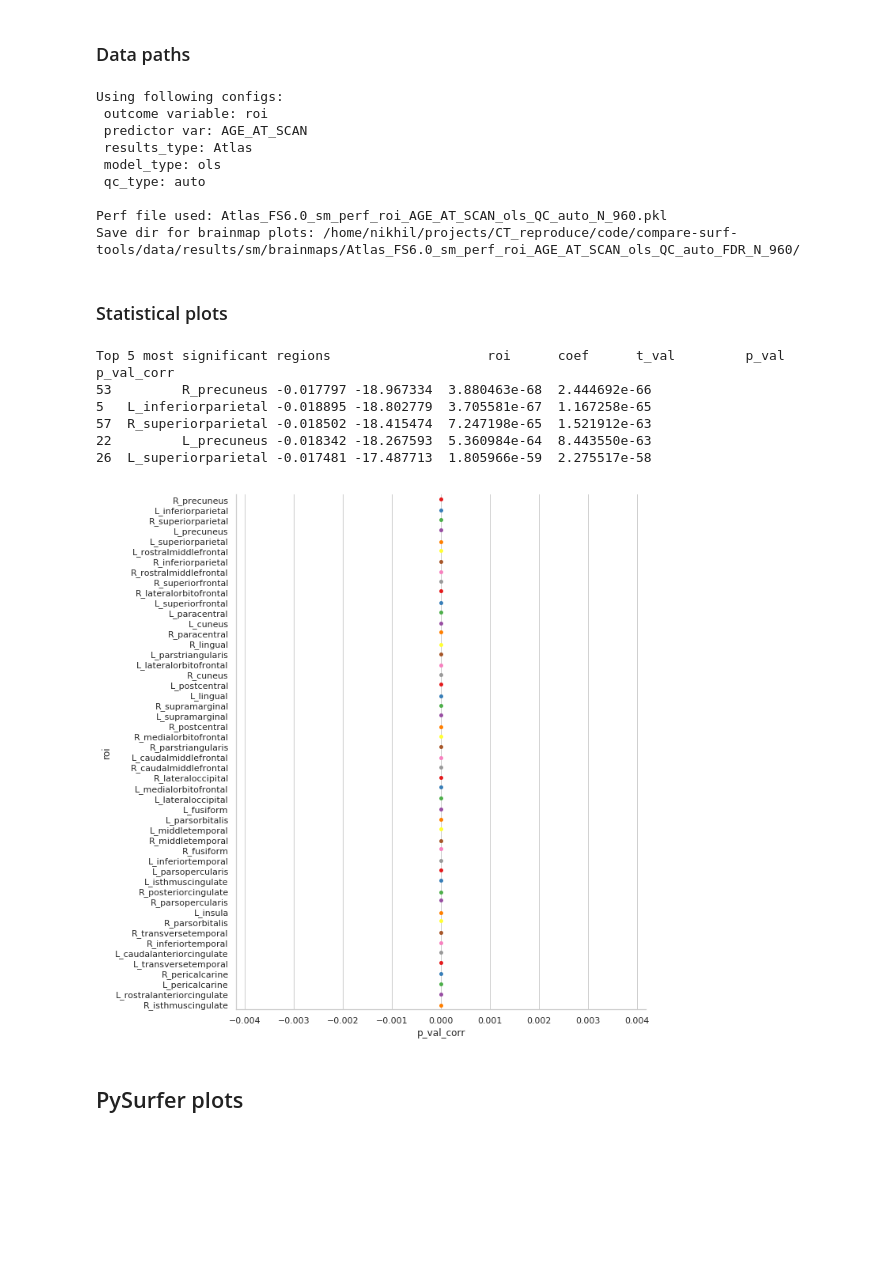
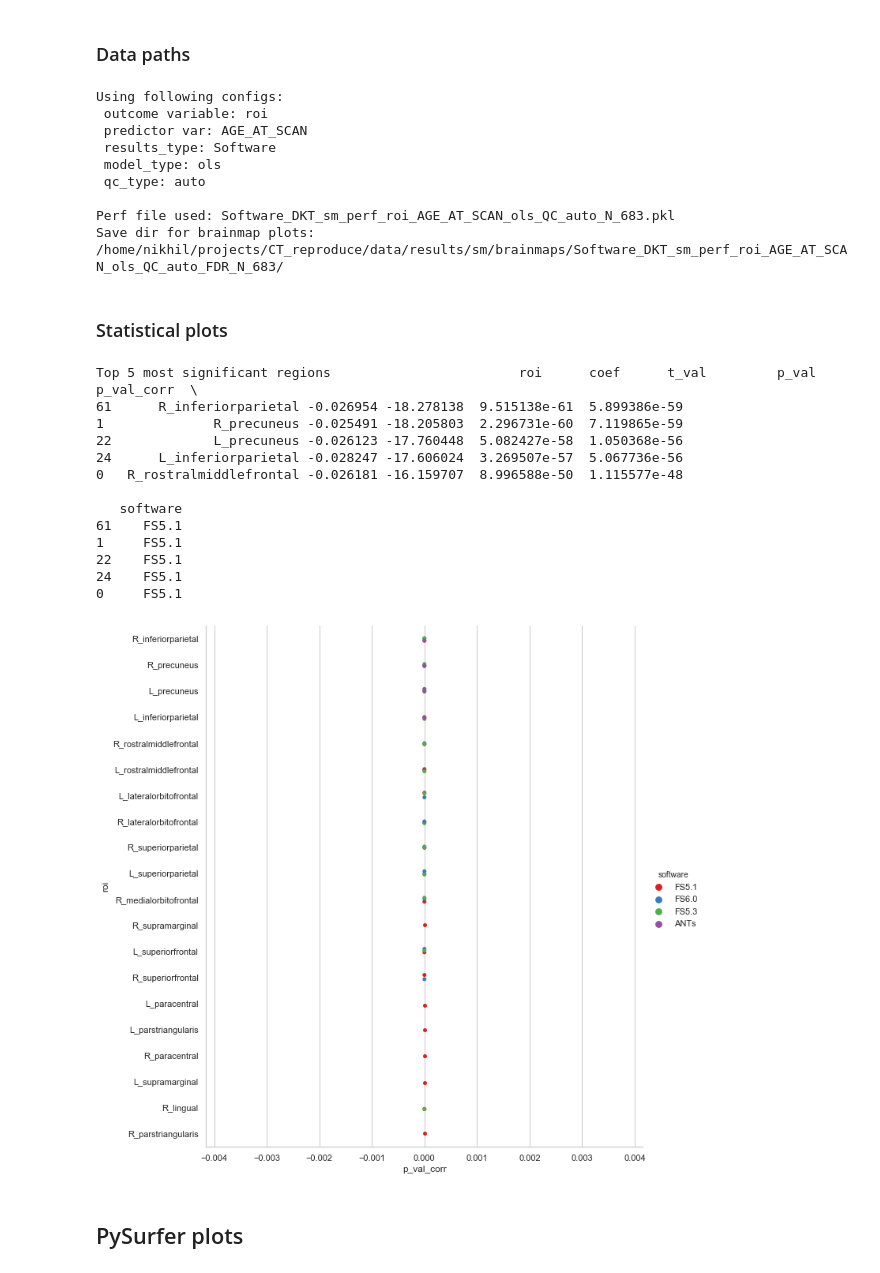
Before and after one commit to neurodatascience/compare-surf-tools, a Jupyter notebook: notebooks/generate_plots.ipynb, the cells around one changed output. Cells and saved outputs as stored; diff of their text form; code cells hidden in the pictures; blank space fills up the shorter version.

```diff
--- a/notebooks/generate_plots.ipynb
+++ b/notebooks/generate_plots.ipynb
@@ -43,7 +43,7 @@ env: SUBJECTS_DIR=/home/nikhil/projects/CT_reproduce/data/fs_output/subjects
 ### Brainmap plot configs
 # %%
 analysis_type = 'sm' #sm or ml
-results_type = 'Atlas' # atlas or Software
+results_type = 'Software' # atlas or Software
 qc_type = 'auto'  #'gleb' #'maarten' #'No_QC' # 'auto'
 # %% [markdown]
 ### Global Vars
@@ -52,10 +52,12 @@ subject_ID_col = 'SubjID'
 # %% [markdown]
 ### Data paths
 # %%
-proj_dir = '/home/nikhil/projects/CT_reproduce/code/compare-surf-tools/'
-data_dir = proj_dir + 'data/'
-common_space = data_dir + 'common_space/fsaverage/'
-all_results_dir = data_dir + 'results/'
+proj_dir = '/home/nikhil/projects/CT_reproduce/'
+data_dir = proj_dir + 'code/compare-surf-tools/data/'
+plot_results_dir = proj_dir + 'data/results/'
+
+common_space = proj_dir + 'code/compare-surf-tools/config/fsaverage/'
+
 demograph_file = 'ABIDE_Phenotype.csv'
 
 # Demographics and Dx
@@ -64,7 +66,7 @@ demograph = demograph.rename(columns={'Subject_ID':subject_ID_col})
 
 
 if analysis_type == 'sm':
-    results_dir = all_results_dir + 'sm/'
+    results_dir = plot_results_dir + 'sm/'
 
     outcome_var = 'roi' #'DX_GROUP'
     predictor_var = 'AGE_AT_SCAN' #'DX_GROUP'
@@ -92,7 +94,7 @@ if analysis_type == 'sm':
 
     else:
         if qc_type == 'auto':
-            sm_perf_file = 'Atlas_FS6.0_sm_perf_{}_{}_{}_QC_auto_N_960.pkl'.format(outcome_var,predictor_var,model_type)
+            sm_perf_file = 'Atlas_FS6.0_sm_perf_{}_{}_{}_QC_auto_N_959.pkl'.format(outcome_var,predictor_var,model_type)
         elif qc_type == 'maarten':
             sm_perf_file = 'Atlas_FS6.0_sm_perf_{}_{}_{}_QC_manual_lenient_N_975.pkl'.format(outcome_var,predictor_var,model_type)
         elif qc_type == 'gleb':
@@ -130,7 +132,7 @@ if analysis_type == 'sm':
             stat_perf = pickle.load(handle)
 
 elif analysis_type == 'ml':
-    results_dir = all_results_dir + 'ml/'
+    results_dir = plot_results_dir + 'ml/'
     outcome_var = 'AGE_AT_SCAN'
     results_type = 'pipeline' # atlas or pipeline
     qc_type = 'manual_maarten'  #'gleb' #'maarten' #'No_QC' # 'auto'
@@ -177,44 +179,51 @@ print('Save dir for brainmap plots: {}'.format(save_dir))
 Using following configs:
  outcome variable: roi
  predictor var: AGE_AT_SCAN
- results_type: Atlas
+ results_type: Software
  model_type: ols
  qc_type: auto
 
-Perf file used: Atlas_FS6.0_sm_perf_roi_AGE_AT_SCAN_ols_QC_auto_N_960.pkl
-Save dir for brainmap plots: /home/nikhil/projects/CT_reproduce/code/compare-surf-tools/data/results/sm/brainmaps/Atlas_FS6.0_sm_perf_roi_AGE_AT_SCAN_ols_QC_auto_FDR_N_960/
+Perf file used: Software_DKT_sm_perf_roi_AGE_AT_SCAN_ols_QC_auto_N_683.pkl
+Save dir for brainmap plots: /home/nikhil/projects/CT_reproduce/data/results/sm/brainmaps/Software_DKT_sm_perf_roi_AGE_AT_SCAN_ols_QC_auto_FDR_N_683/
 # %% [markdown]
 ### Statistical plots
 # %%
 aparc = 'DKT' #DKT #Destrieux #Glasser
 top_rois = 50
 
 if results_type == 'Software':
     plot_df = stat_perf.sort_values(by=[stat_measure]).head(top_rois)
     sns.set(font_scale=1)
     with sns.axes_style("whitegrid"):
-        g = sns.catplot(x=stat_measure,y='roi',kind='strip',hue='pipeline',
+        g = sns.catplot(x=stat_measure,y='roi',kind='strip',hue='software',
                         data=plot_df,palette='Set1',height=10)
         #g.set(xscale="log");
 
 else:
     plot_df = stat_perf[aparc].sort_values(by=['p_val']).head(top_rois)
 
     sns.set(font_scale=1)
     with sns.axes_style("whitegrid"):
         g = sns.catplot(x=stat_measure,y='roi',kind='strip',
                         data=plot_df,palette='Set1',height=10)
         #g.set(xscale="log");
 
 print('Top 5 most significant regions {}'.format(plot_df.head(5)))
 # %% [output]
-Top 5 most significant regions                    roi      coef      t_val         p_val    p_val_corr
-53         R_precuneus -0.017797 -18.967334  3.880463e-68  2.444692e-66
-5   L_inferiorparietal -0.018895 -18.802779  3.705581e-67  1.167258e-65
-57  R_superiorparietal -0.018502 -18.415474  7.247198e-65  1.521912e-63
-22         L_precuneus -0.018342 -18.267593  5.360984e-64  8.443550e-63
-26  L_superiorparietal -0.017481 -17.487713  1.805966e-59  2.275517e-58
+Top 5 most significant regions                        roi      coef      t_val         p_val    p_val_corr  \
+61      R_inferiorparietal -0.026954 -18.278138  9.515138e-61  5.899386e-59
+1              R_precuneus -0.025491 -18.205803  2.296731e-60  7.119865e-59
+22             L_precuneus -0.026123 -17.760448  5.082427e-58  1.050368e-56
+24      L_inferiorparietal -0.028247 -17.606024  3.269507e-57  5.067736e-56
+0   R_rostralmiddlefrontal -0.026181 -16.159707  8.996588e-50  1.115577e-48
+
+   software
+61    FS5.1
+1     FS5.1
+22    FS5.1
+24    FS5.1
+0     FS5.1
-[figure, old version]
+[figure, new version]
 # %% [markdown]
 ## PySurfer plots
 # %%
```
Also changed, not shown: parts of 4 cells of this notebook, 4 other files.
